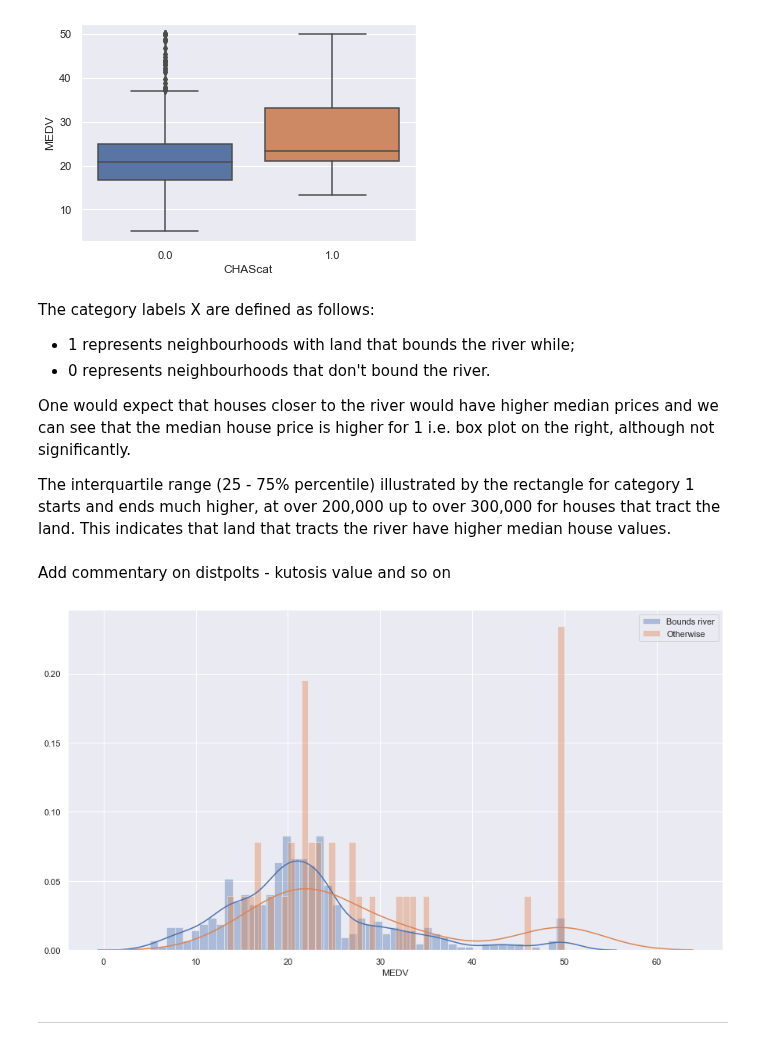
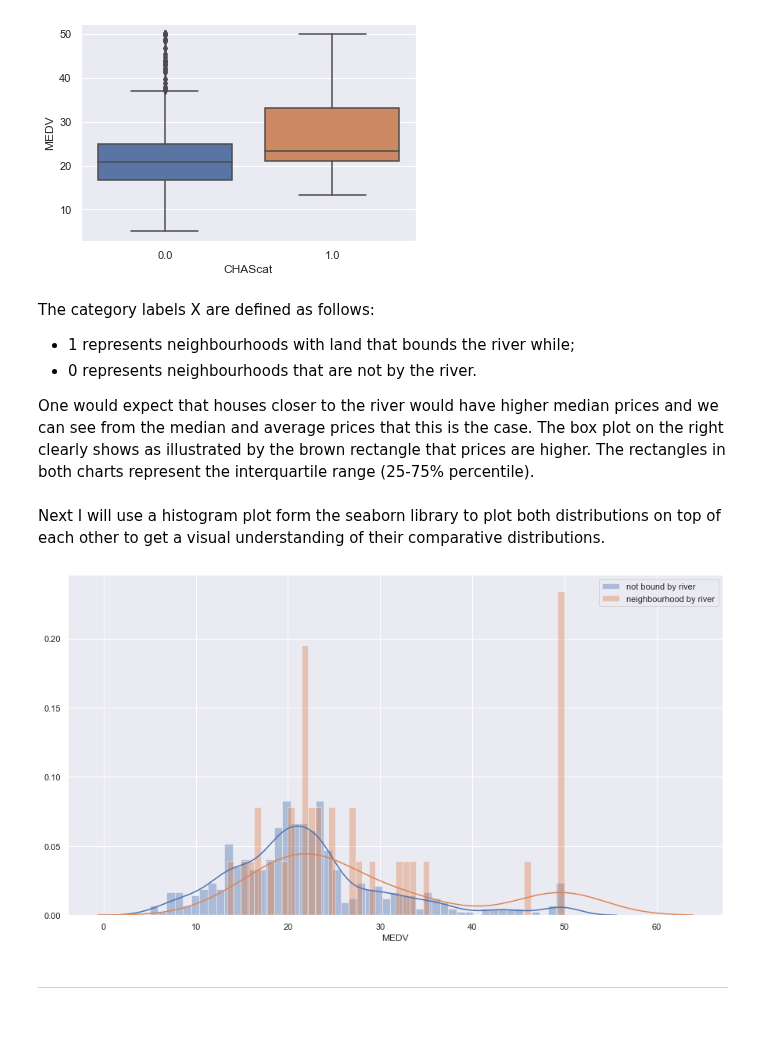
Before and after one commit to donalcarr/Machine-Learning-Assessment-2019, a Jupyter notebook: Machine Learning - Boston Housing Dataset.ipynb, the cells around one changed output. Drawn from its saved outputs; the diff is of its cells as text; code cells hidden in the pictures.

```diff
--- a/Machine Learning - Boston Housing Dataset.ipynb
+++ b/Machine Learning - Boston Housing Dataset.ipynb
@@ -289,7 +301,7 @@ As already mentioned, previous research has indicated a strong relationship betw
 heatmap replicates that view.
 # %%
 #set plot size
-sns.set(rc={'figure.figsize':(12.7,8.27)})
+sns.set(rc={'figure.figsize':(10.27,8.27)})
 # heatmap for correlation analysis
 sns.heatmap(boston.corr().round(2), square=True, annot=True,cmap ='coolwarm')
 # %% [output]
@@ -387,25 +414,24 @@ sns.boxplot(x='CHAScat', y='MEDV', data=boston)
 # %% [markdown]
 The category labels X are defined as follows:
 - 1 represents neighbourhoods with land that bounds the river while;
-- 0 represents neighbourhoods that don't bound the river.
+- 0 represents neighbourhoods that are not by the river.
 
-One would expect that houses closer to the river would have higher median prices and we can see that the median house price is higher for 1 i.e. box plot on the right, although not significantly.
-
-The interquartile range (25 - 75% percentile) illustrated by the rectangle for category 1 starts and ends much higher, at over 200,000 up to over 300,000 for houses that tract the land. This indicates that land that tracts the river have higher median house values.
+One would expect that houses closer to the river would have higher median prices and we can see from the median and average prices that this is the case. The box plot on the right clearly shows as illustrated by the brown rectangle that prices are higher. The rectangles in both charts represent the interquartile range (25-75% percentile).
-# %% [markdown]
-Add commentary on distpolts - kutosis value and so on
+# %% [markdown]
+Next I will use a histogram plot form the seaborn library to plot both distributions on top of each other to get a visual
+understanding of their comparative distributions.
 # %%
 tract0 = boston['MEDV'][boston['CHAScat'] == 0]
 # %%
 tract1 = boston['MEDV'][boston['CHAScat'] == 1]
 # %%
 sns.set(rc={'figure.figsize':(15,8)})
-sns.distplot(tract0, bins=50, label='Bounds river')
-sns.distplot(tract1, bins=50, label='Otherwise')
+sns.distplot(tract0, bins=50, label='not bound by river')
+sns.distplot(tract1, bins=50, label='neighbourhood by river')
 plt.legend()
 plt.show()
 # %% [output]
-[figure, old version]
+[figure, new version]
 # %% [markdown]
 ***
 # %% [markdown]
```
Also changed, not shown: parts of 75 cells of this notebook.
